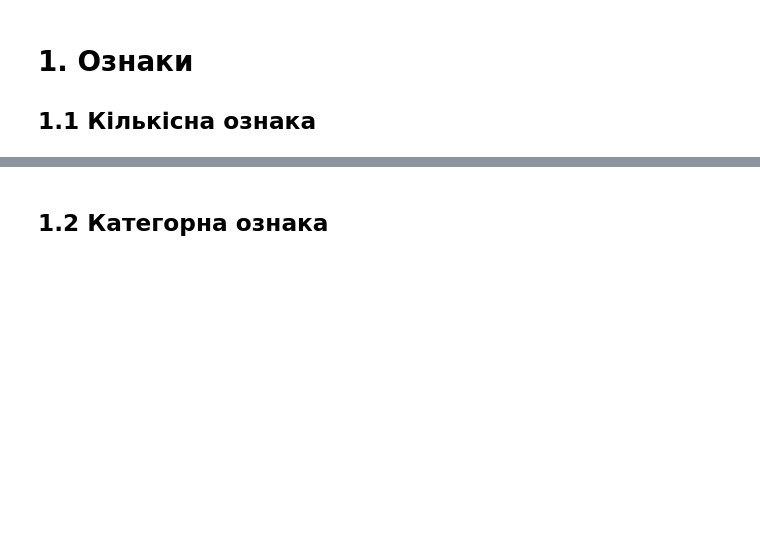
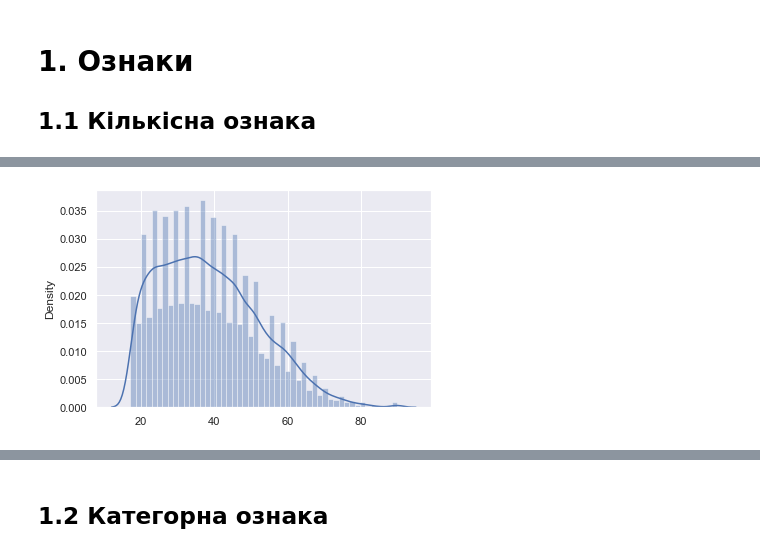
Before and after one commit to sr-Michelin/Python_Lessons, a Jupyter notebook: +++FOR WORK/DS/L-2 VISULIZATION/Lesson_2.ipynb, the cells around one changed output, grey strips where cells are left out. Saved outputs shown, nothing was run; the diff lists cells and outputs as text; code cells hidden in the pictures; blank space fills up the shorter version.

```diff
--- a/+++FOR WORK/DS/L-2 VISULIZATION/Lesson_2.ipynb
+++ b/+++FOR WORK/DS/L-2 VISULIZATION/Lesson_2.ipynb
@@ -37,0 +38,5 @@ Text(0, 0.5, 'Probability')
+# %%
+# Гістограма + kernel density estimation
+sns.distplot(x = DATA['age']);
+# %% [output]
+[figure, added]
```
Also changed, not shown: parts of 12 cells of this notebook, 6 other files.
